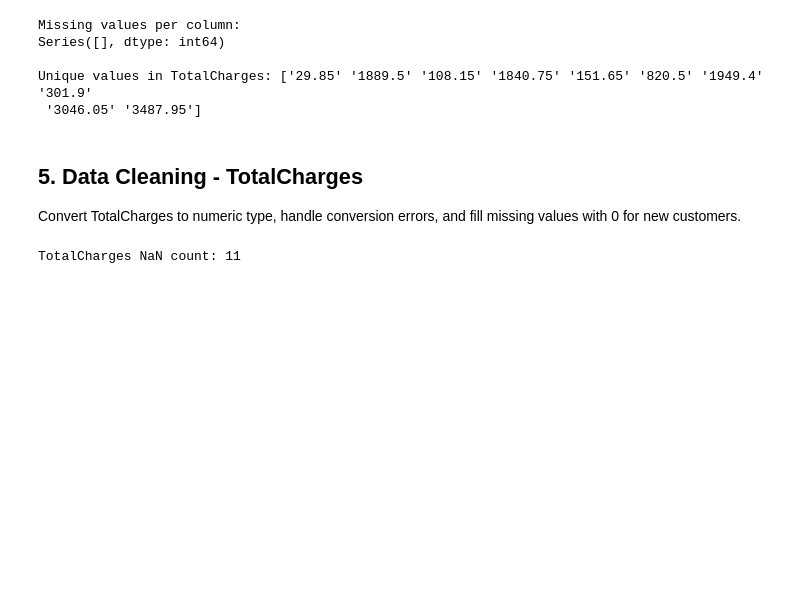
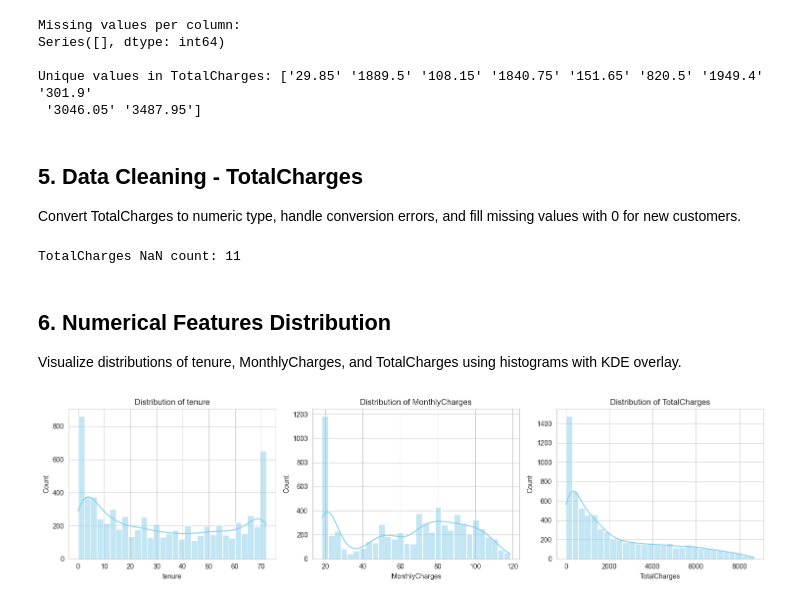
Before and after one commit to isumakm/Customer_Churn_Project, a Jupyter notebook: notebooks/01.eda.ipynb, the cells around one changed output. Cells and saved outputs as stored; diff of their text form; code cells hidden in the pictures; blank space fills up the shorter version.

Commit message:
Numerical Features Distribution

```diff
--- a/notebooks/01.eda.ipynb
+++ b/notebooks/01.eda.ipynb
@@ -118,3 +119,19 @@ print("TotalCharges NaN count:", df['TotalCharges'].isnull().sum())
 df['TotalCharges'].fillna(0, inplace=True)
 # %% [output]
 TotalCharges NaN count: 11
+# %% [markdown]
+## 6. Numerical Features Distribution
+Visualize distributions of tenure, MonthlyCharges, and TotalCharges using histograms with KDE overlay.
+# %%
+# Select numerical columns
+numerical_cols = ['tenure', 'MonthlyCharges', 'TotalCharges']
+
+# Plot distributions
+fig, axes = plt.subplots(1, 3, figsize=(15, 4))
+for i, col in enumerate(numerical_cols):
+    sns.histplot(df[col], kde=True, ax=axes[i], bins=30, color='skyblue')
+    axes[i].set_title(f'Distribution of {col}')
+plt.tight_layout()
+plt.show()
+# %% [output]
+[figure, added]
```
Also changed, not shown: parts of 1 cell of this notebook.
